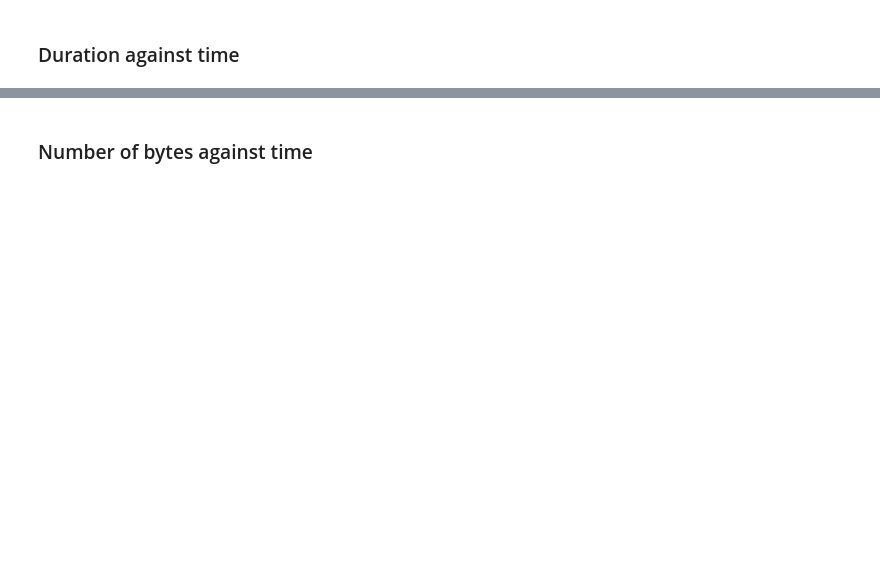
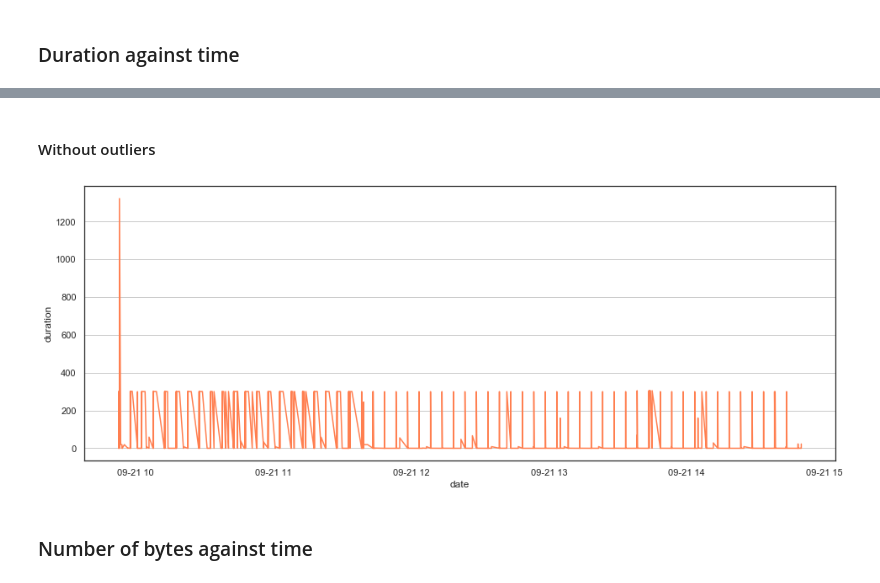
Before and after one commit to ghabbenjansen/thesis-vasileios, a Jupyter notebook: amazon_visualization.ipynb, the cells around one changed output, grey strips where cells are left out. Drawn from its saved outputs; the diff is of its cells as text; code cells hidden in the pictures; blank space fills up the shorter version.

```diff
--- a/amazon_visualization.ipynb
+++ b/amazon_visualization.ipynb
@@ -209,3 +232,11 @@ plt.grid(axis='y')
+# %% [markdown]
+#### Without outliers
+# %%
+plt.figure(figsize=(16, 6))
+sns.lineplot(x="date", y="duration", data=amazon_echo_ip_wo_outliers, color="coral")
+plt.grid(axis='y')
+# %% [output]
+[figure, added]
 # %% [markdown]
 ### Number of bytes against time
 # %%
```
Also changed, not shown: parts of 94 cells of this notebook, 2 other files.
